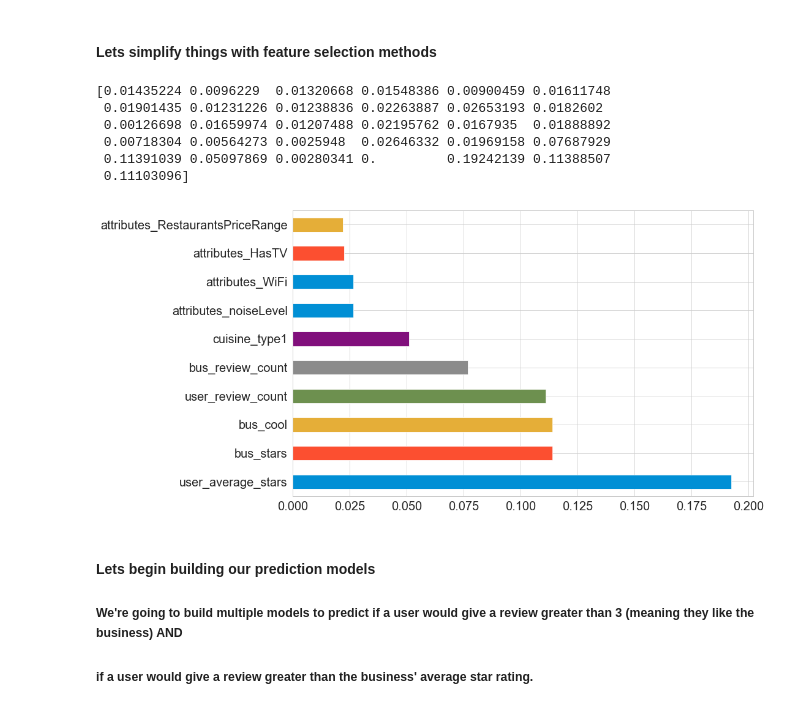
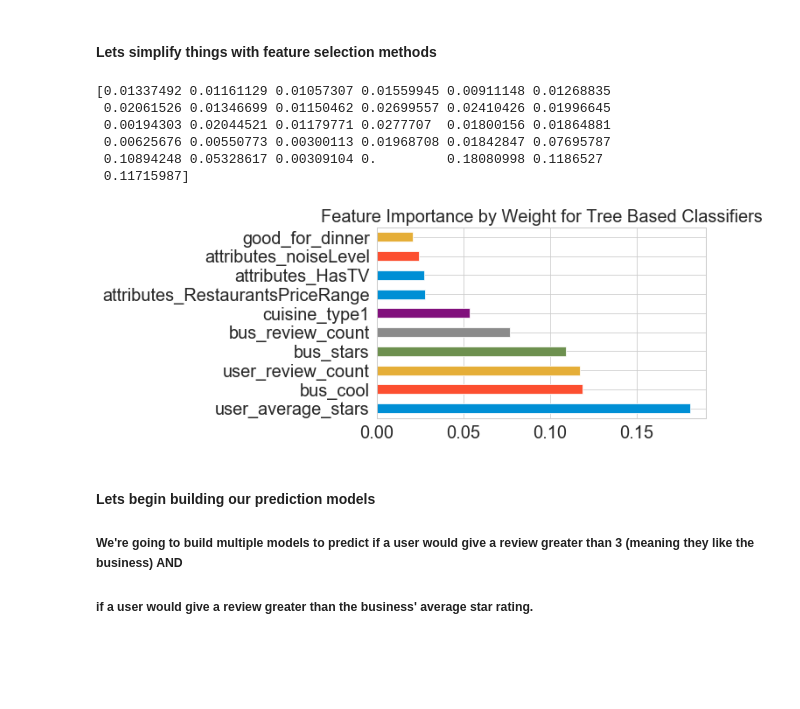
Before and after one commit to drduda9/Yelp-Recommendation-System, a Jupyter notebook: Yelp_rec_sys.ipynb, the cells around one changed output. Saved outputs shown, nothing was run; the diff lists cells and outputs as text; code cells hidden in the pictures; blank space fills up the shorter version.

Commit message:
Completed Work
updated notebook, added visuals with pdf, added original milestone report and final write up

```diff
--- a/Yelp_rec_sys.ipynb
+++ b/Yelp_rec_sys.ipynb
@@ -1038,21 +1032,22 @@ dtype: int64
 # %%
 from sklearn.ensemble import ExtraTreesClassifier
 import matplotlib.pyplot as plt
 model = ExtraTreesClassifier()
 model.fit(X,y)
-print(model.feature_importances_) #use inbuilt class feature_importances of tree based classifiers
-#plot graph of feature importances for better visualization
+print(model.feature_importances_) # Use built in class feature_importances of tree based classifiers
+
+# Plot graph of feature importances for better visualization
 feat_importances = pd.Series(model.feature_importances_, index=X.columns)
-feat_importances.nlargest(10).plot(kind='barh')
+feat_importances.nlargest(10).plot(kind='barh', title = 'Feature Importance by Weight for Tree Based Classifiers')
 plt.show()
 # %% [output]
-[0.01435224 0.0096229  0.01320668 0.01548386 0.00900459 0.01611748
- 0.01901435 0.01231226 0.01238836 0.02263887 0.02653193 0.0182602
- 0.00126698 0.01659974 0.01207488 0.02195762 0.0167935  0.01888892
- 0.00718304 0.00564273 0.0025948  0.02646332 0.01969158 0.07687929
- 0.11391039 0.05097869 0.00280341 0.         0.19242139 0.11388507
- 0.11103096]
+[0.01337492 0.01161129 0.01057307 0.01559945 0.00911148 0.01268835
+ 0.02061526 0.01346699 0.01150462 0.02699557 0.02410426 0.01996645
+ 0.00194303 0.02044521 0.01179771 0.0277707  0.01800156 0.01864881
+ 0.00625676 0.00550773 0.00300113 0.01968708 0.01842847 0.07695787
+ 0.10894248 0.05328617 0.00309104 0.         0.18080998 0.1186527
+ 0.11715987]
-[figure, old version]
+[figure, new version]
 # %% [markdown]
 #### Lets begin building our prediction models
 
```
Also changed, not shown: parts of 87 cells of this notebook, 4 other files.
